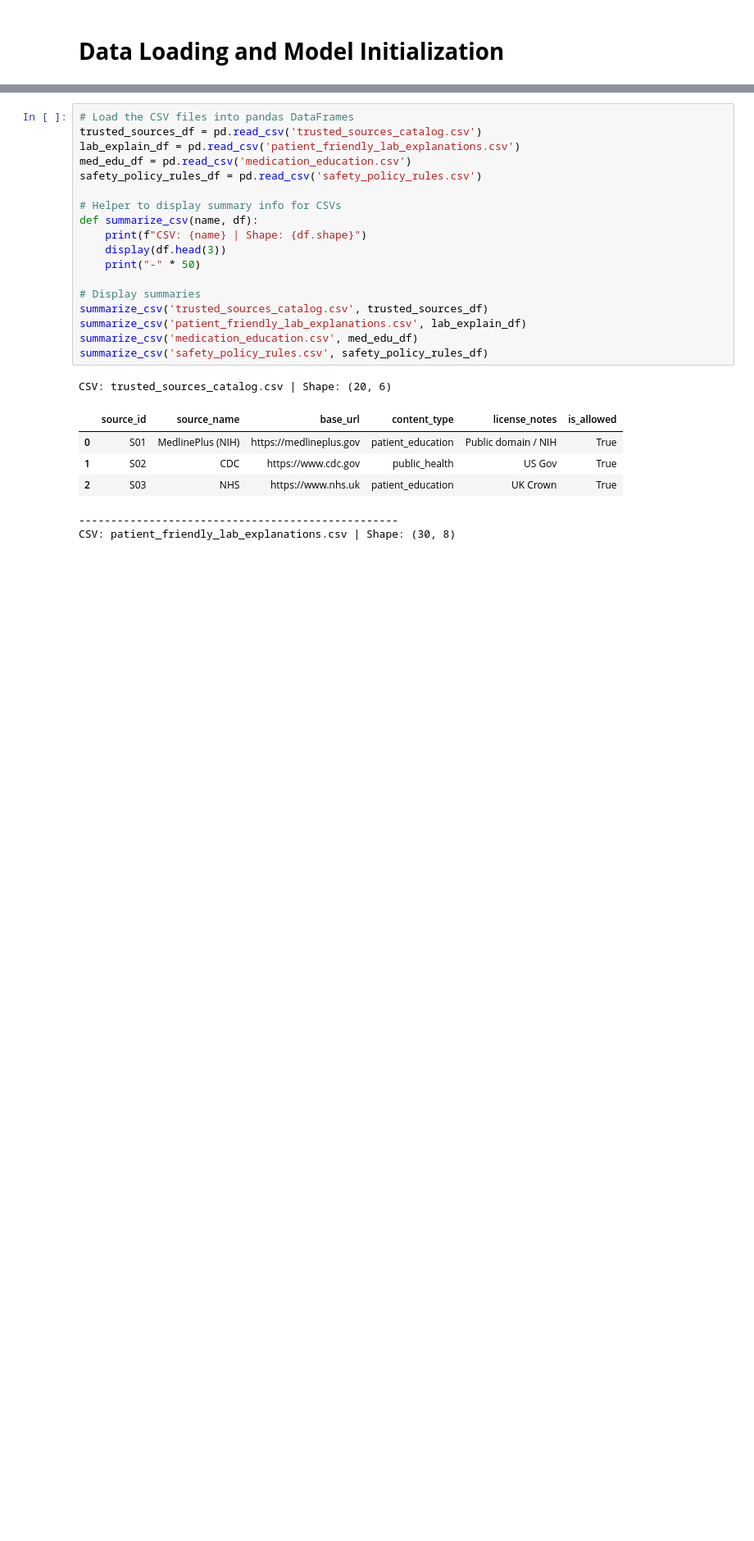
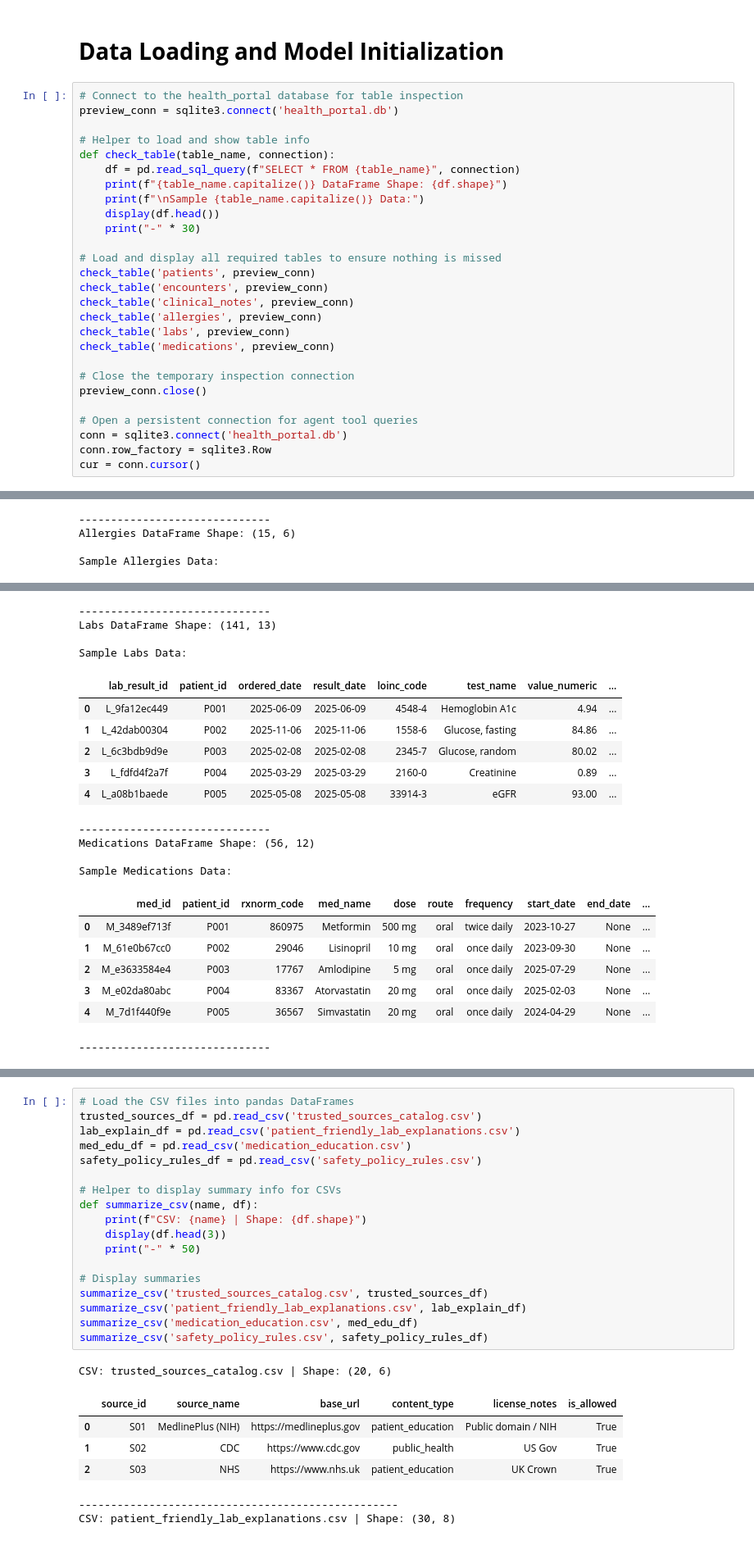
Before and after one commit to abolikhairnar/Agentic-AI-Foundations, a Jupyter notebook: Project_2_AI_powered_EHR_Assistant_Full_code_Notebook.ipynb, the cells around one changed output, grey strips where cells are left out. Shown at 82% size. Saved outputs shown, nothing was run; the diff lists cells and outputs as text; blank space fills up the shorter version.

```diff
--- a/Project_2_AI_powered_EHR_Assistant_Full_code_Notebook.ipynb
+++ b/Project_2_AI_powered_EHR_Assistant_Full_code_Notebook.ipynb
@@ -215,3 +208,31 @@ from langgraph.graph import StateGraph, END  # build the LangGraph state machine
 from IPython.display import Image, display  # visualize the graph / notebook-friendly display
 # %% [markdown]
 # **Data Loading and Model Initialization**
+# %%
+# Connect to the health_portal database for table inspection
+preview_conn = sqlite3.connect('health_portal.db')
+
+# Helper to load and show table info
+def check_table(table_name, connection):
+    df = pd.read_sql_query(f"SELECT * FROM {table_name}", connection)
+    print(f"{table_name.capitalize()} DataFrame Shape: {df.shape}")
+    print(f"\nSample {table_name.capitalize()} Data:")
+    display(df.head())
+    print("-" * 30)
+
+# Load and display all required tables to ensure nothing is missed
+check_table('patients', preview_conn)
+check_table('encounters', preview_conn)
+check_table('clinical_notes', preview_conn)
+check_table('allergies', preview_conn)
+check_table('labs', preview_conn)
+check_table('medications', preview_conn)
+
+# Close the temporary inspection connection
+preview_conn.close()
+
+# Open a persistent connection for agent tool queries
+conn = sqlite3.connect('health_portal.db')
+conn.row_factory = sqlite3.Row
+cur = conn.cursor()
+# %% [output]
@@ -217,0 +268,4 @@ from IPython.display import Image, display  # visualize the graph / notebook-fri
+------------------------------
+Allergies DataFrame Shape: (15, 6)
+
+Sample Allergies Data:
@@ -218 +278,22 @@ from IPython.display import Image, display  # visualize the graph / notebook-fri
+------------------------------
+Labs DataFrame Shape: (141, 13)
+
+Sample Labs Data:
+|  | lab_result_id | patient_id | ordered_date | result_date | loinc_code | test_name | value_numeric | ... |
+| 0 | L_9fa12ec449 | P001 | 2025-06-09 | 2025-06-09 | 4548-4 | Hemoglobin A1c | 4.94 | ... |
+| 1 | L_42dab00304 | P002 | 2025-11-06 | 2025-11-06 | 1558-6 | Glucose, fasting | 84.86 | ... |
+| 2 | L_6c3bdb9d9e | P003 | 2025-02-08 | 2025-02-08 | 2345-7 | Glucose, random | 80.02 | ... |
+| 3 | L_fdfd4f2a7f | P004 | 2025-03-29 | 2025-03-29 | 2160-0 | Creatinine | 0.89 | ... |
+| 4 | L_a08b1baede | P005 | 2025-05-08 | 2025-05-08 | 33914-3 | eGFR | 93.00 | ... |
+------------------------------
+Medications DataFrame Shape: (56, 12)
+
+Sample Medications Data:
+|  | med_id | patient_id | rxnorm_code | med_name | dose | route | frequency | start_date | end_date | ... |
+| 0 | M_3489ef713f | P001 | 860975 | Metformin | 500 mg | oral | twice daily | 2023-10-27 | None | ... |
+| 1 | M_61e0b67cc0 | P002 | 29046 | Lisinopril | 10 mg | oral | once daily | 2023-09-30 | None | ... |
+| 2 | M_e3633584e4 | P003 | 17767 | Amlodipine | 5 mg | oral | once daily | 2025-07-29 | None | ... |
+| 3 | M_e02da80abc | P004 | 83367 | Atorvastatin | 20 mg | oral | once daily | 2025-02-03 | None | ... |
+| 4 | M_7d1f440f9e | P005 | 36567 | Simvastatin | 20 mg | oral | once daily | 2024-04-29 | None | ... |
+------------------------------
 # %%
```
Also changed, not shown: parts of 28 cells of this notebook.
